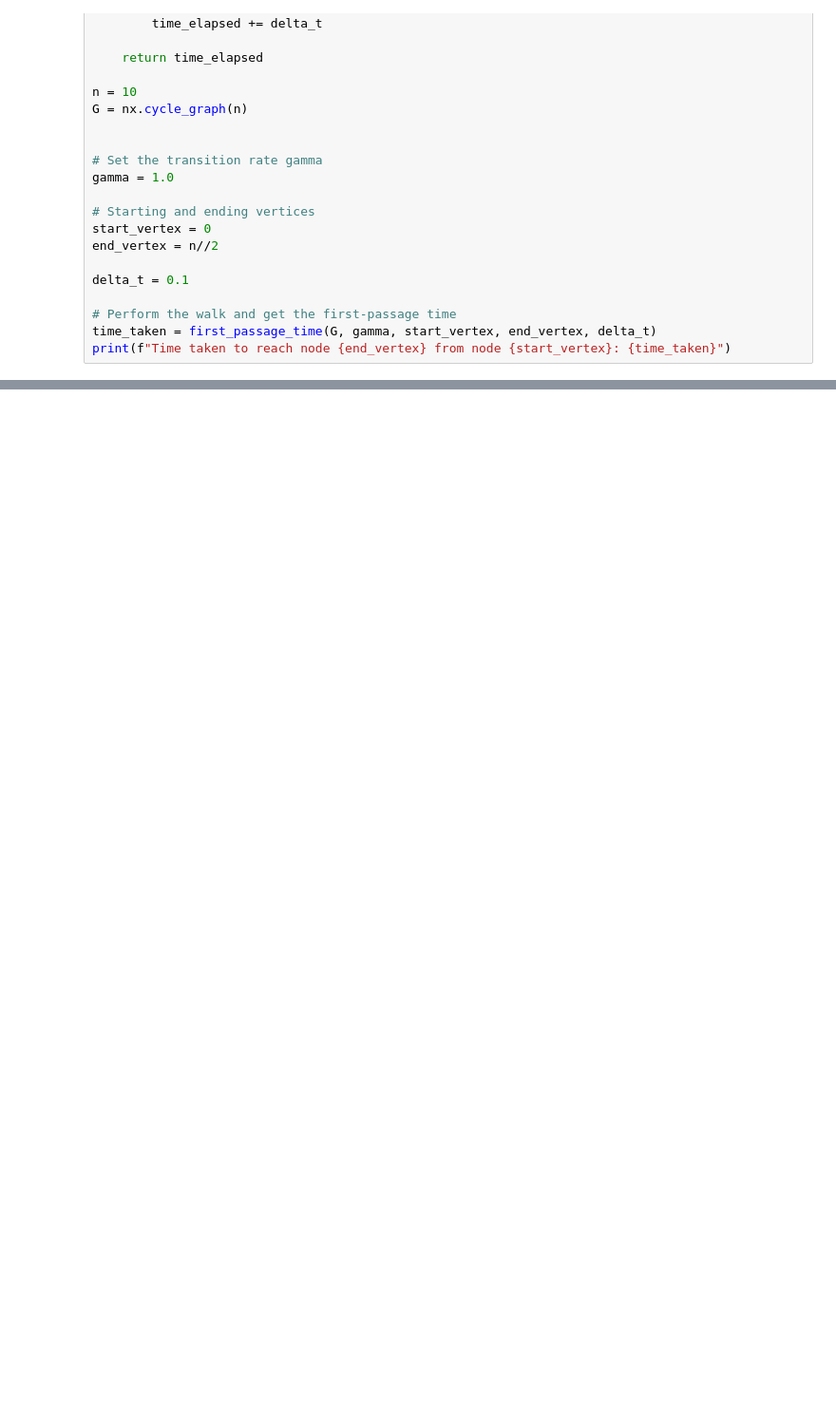
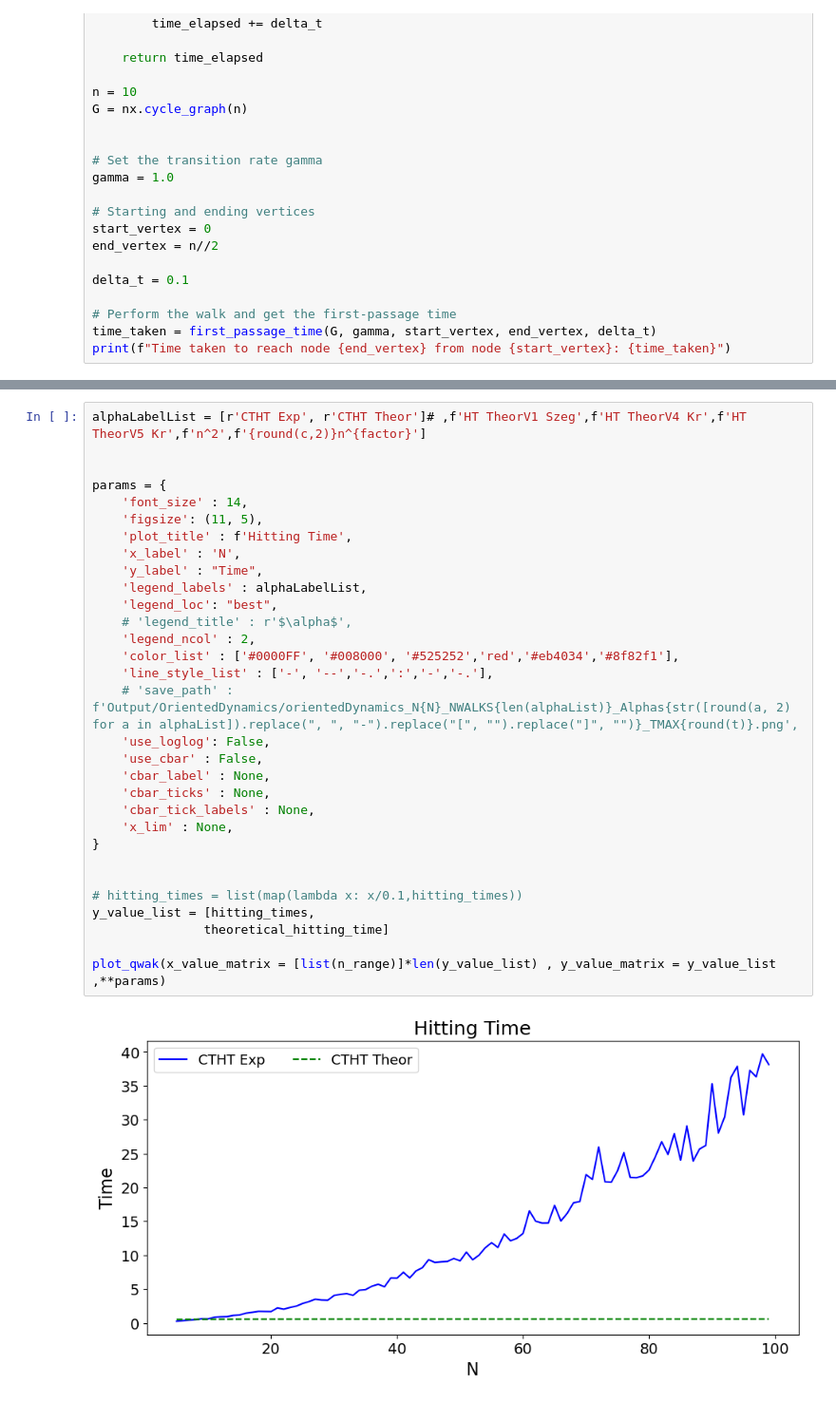
Before and after one commit to JaimePSantos/DynamicRandomWalks, a Jupyter notebook: ClassicalWalks/ContinuousTime/CTHT-Cycle.ipynb, the cells around one changed output, grey strips where cells are left out. Shown at 95% size. Drawn from its saved outputs; the diff is of its cells as text; blank space fills up the shorter version.

```diff
--- a/ClassicalWalks/ContinuousTime/CTHT-Cycle.ipynb
+++ b/ClassicalWalks/ContinuousTime/CTHT-Cycle.ipynb
@@ -599,0 +525,33 @@ TypeError: Implicit conversion to a NumPy array is not allowed. Please use `.get
+# %%
+alphaLabelList = [r'CTHT Exp', r'CTHT Theor']# ,f'HT TheorV1 Szeg',f'HT TheorV4 Kr',f'HT TheorV5 Kr',f'n^2',f'{round(c,2)}n^{factor}']
+
+
+params = {
+    'font_size' : 14,
+    'figsize': (11, 5),
+    'plot_title' : f'Hitting Time',
+    'x_label' : 'N',
+    'y_label' : "Time",
+    'legend_labels' : alphaLabelList,
+    'legend_loc': "best",
+    # 'legend_title' : r'$\alpha$',
+    'legend_ncol' : 2,
+    'color_list' : ['#0000FF', '#008000', '#525252','red','#eb4034','#8f82f1'],
+    'line_style_list' : ['-', '--','-.',':','-','-.'],
+    # 'save_path' : f'Output/OrientedDynamics/orientedDynamics_N{N}_NWALKS{len(alphaList)}_Alphas{str([round(a, 2) for a in alphaList]).replace(", ", "-").replace("[", "").replace("]", "")}_TMAX{round(t)}.png',
+    'use_loglog': False,
+    'use_cbar' : False,
+    'cbar_label' : None,
+    'cbar_ticks' : None,
+    'cbar_tick_labels' : None,
+    'x_lim' : None,
+}
+
+
+# hitting_times = list(map(lambda x: x/0.1,hitting_times))
+y_value_list = [hitting_times,
+               theoretical_hitting_time]
+
+plot_qwak(x_value_matrix = [list(n_range)]*len(y_value_list) , y_value_matrix = y_value_list ,**params)
+# %% [output]
+[figure, added]
```
Also changed, not shown: parts of 10 cells of this notebook, 11 other files.
